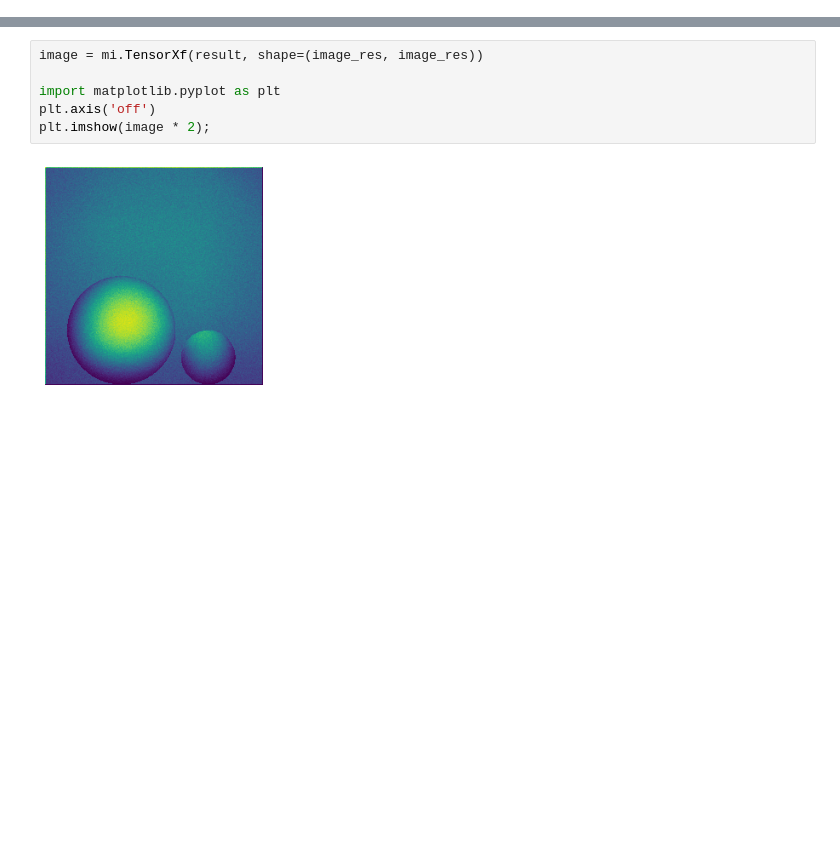
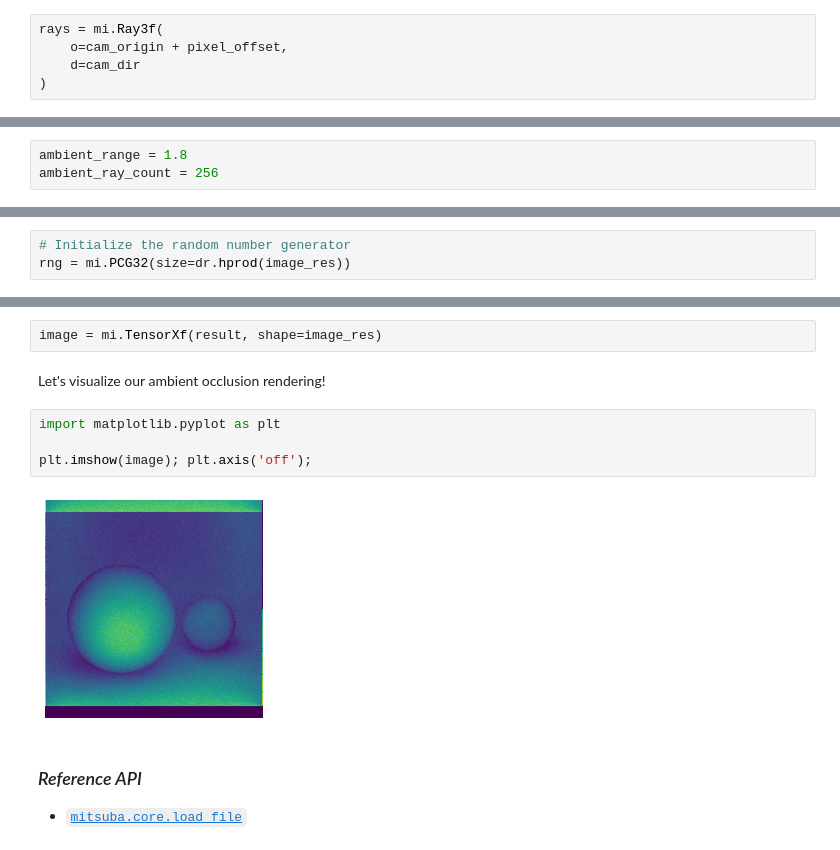
Before and after one commit to mitsuba-renderer/mitsuba-tutorials, a Jupyter notebook: getting_started/03_python_renderer.ipynb, the cells around one changed output, grey strips where cells are left out. Drawn from its saved outputs; the diff is of its cells as text; blank space fills up the shorter version.

```diff
--- a/getting_started/03_python_renderer.ipynb
+++ b/getting_started/03_python_renderer.ipynb
@@ -29,0 +76,5 @@ rays = mi.Ray3f(
+# %%
+rays = mi.Ray3f(
+    o=cam_origin + pixel_offset,
+    d=cam_dir
+)
@@ -29,0 +89,3 @@ rays = mi.Ray3f(
+# %%
+ambient_range = 1.8
+ambient_ray_count = 256
@@ -29,0 +94,3 @@ rays = mi.Ray3f(
+# %%
+# Initialize the random number generator
+rng = mi.PCG32(size=dr.hprod(image_res))
@@ -50,8 +145,14 @@ while loop(si.is_valid() & (i < 256)):
 # %%
-image = mi.TensorXf(result, shape=(image_res, image_res))
-
-import matplotlib.pyplot as plt
-plt.axis('off')
-plt.imshow(image * 2);
+image = mi.TensorXf(result, shape=image_res)
-# %% [output]
-[figure, removed]
+# %% [markdown]
+Let's visualize our ambient occlusion rendering!
+# %%
+import matplotlib.pyplot as plt
+
+plt.imshow(image); plt.axis('off');
+# %% [output]
+[figure, added]
+# %% [markdown]
+### *Reference API*
+
+- [<code>mitsuba.core.load_file</code>](https://mitsuba2.readthedocs.io/en/latest/generated/core_api.html#mitsuba.core.load_file)
```
Also changed, not shown: parts of 17 cells of this notebook, 1 other file.
